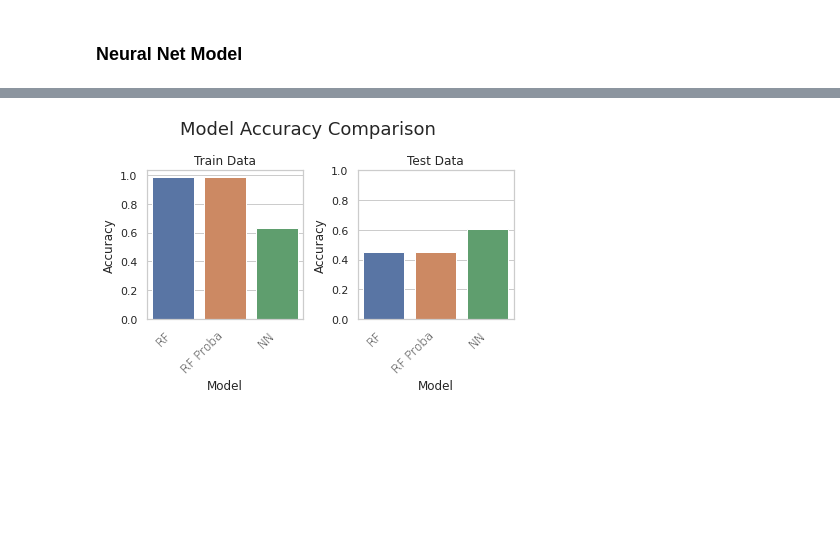
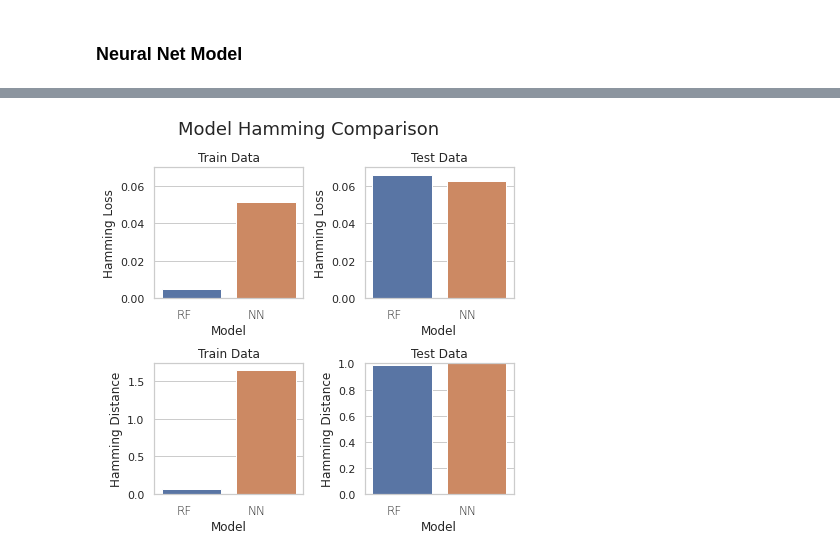
Before and after one commit to sabderra/cs109a_project, a Jupyter notebook: player_position_model-v2.ipynb, the cells around one changed output, grey strips where cells are left out. Drawn from its saved outputs; the diff is of its cells as text; code cells hidden in the pictures; blank space fills up the shorter version.

Commit message:
Player Prediction - Cleanup of diagrams

```diff
--- a/player_position_model-v2.ipynb
+++ b/player_position_model-v2.ipynb
@@ -688,7 +621,7 @@ acc_train_scores = []
 acc_val_scores =[]
 
 for i in tqdm(n_estimators):
-    rf_model = RandomForestClassifier(n_estimators=i, random_state=42, max_depth=rf_best_depth, max_features="sqrt")
+    rf_model = RandomForestClassifier(n_estimators=i, random_state=42, max_depth=rf_best_depth, max_features="sqrt", n_jobs=-1)
     rf_model.fit(X_train, y_train)
     acc_train_scores.append( rf_model.score(X_train, y_train))
 
@@ -957,14 +910,7 @@ Trainable params: 27,285
 Non-trainable params: 0
 _________________________________________________________________
 # %%
-%%time
-
 # Compile and fit
-
-callback = callbacks.EarlyStopping(monitor='val_loss', patience=55)
-
-batch_size = 128
-epochs = 500
 learning_rate = 0.001
 
 optimizer = tf.keras.optimizers.Adam(learning_rate)
@@ -975,11 +921,3 @@ NN_model.compile(
                  #metrics=['categorical_accuracy'],
                  metrics=['accuracy']
 )
-
-# fit it
-history = NN_model.fit(X_scaled_train, y_train,
-                             batch_size=batch_size,
-                             epochs=epochs,
-                             validation_split=.2,
-                             callbacks = [callback],
-                             verbose=0)
@@ -1048,29 +1130,43 @@ NN Accuracy: Test Set: 0.6051
 # %%
 
-df_acc_train = pd.DataFrame(accuracy_train.items(), columns=['Model', 'Accuracy'])
-df_acc_test = pd.DataFrame(accuracy_test.items(), columns=['Model', 'Accuracy'])
-
-fig, ax = plt.subplots(nrows=1, ncols=2, figsize=(6, 4))
+fig, ax = plt.subplots(nrows=2, ncols=2, figsize=(6, 6))
 ax = ax.ravel()
-fig.suptitle(f"Model Accuracy Comparison", fontsize = 18)
+fig.suptitle(f"Model Hamming Comparison", fontsize = 18)
 
 
-bplot = sns.barplot(x = 'Model', y = 'Accuracy', data=df_acc_train, ax=ax[0])
+bplot = sns.barplot(x = 'Model', y = 'Hamming Loss', data = df_hamming_train_loss, ax=ax[0])
 bplot.set_title("Train Data")
-b = bplot.set_xticklabels(bplot.get_xticklabels(), rotation=45,
+bplot.set_ylim(0,0.07)
+b = bplot.set_xticklabels(bplot.get_xticklabels(), rotation=0,
+                      horizontalalignment='right',
+                      fontweight='light',
+                      fontsize='large')
+
+bplot = sns.barplot(x = 'Model', y = 'Hamming Loss', data = df_hamming_test_loss, ax=ax[1])
+bplot.set_title("Test Data")
+bplot.set_ylim(0,0.07)
+b = bplot.set_xticklabels(bplot.get_xticklabels(), rotation=0,
+                      horizontalalignment='right',
+                      fontweight='light',
+                      fontsize='large')
+
+
+bplot = sns.barplot(x = 'Model', y = 'Hamming Distance', data = df_hamming_train_dist, ax=ax[2])
+bplot.set_title("Train Data")
+b = bplot.set_xticklabels(bplot.get_xticklabels(), rotation=0,
                       horizontalalignment='right',
                       fontweight='light',
                       fontsize='large')
 plt.ylim(0,)
 
-bplot = sns.barplot(x = 'Model', y = 'Accuracy', data=df_acc_test, ax=ax[1])
+bplot = sns.barplot(x = 'Model', y = 'Hamming Distance', data = df_hamming_test_dist, ax=ax[3])
 bplot.set_title("Test Data")
-b = bplot.set_xticklabels(bplot.get_xticklabels(), rotation=45,
+b = bplot.set_xticklabels(bplot.get_xticklabels(), rotation=0,
                       horizontalalignment='right',
                       fontweight='light',
                       fontsize='large')
 plt.ylim(0,)
 
 plt.tight_layout()
 # %% [output]
-[figure, old version]
+[figure, new version]
```
Also changed, not shown: parts of 48 cells of this notebook.
